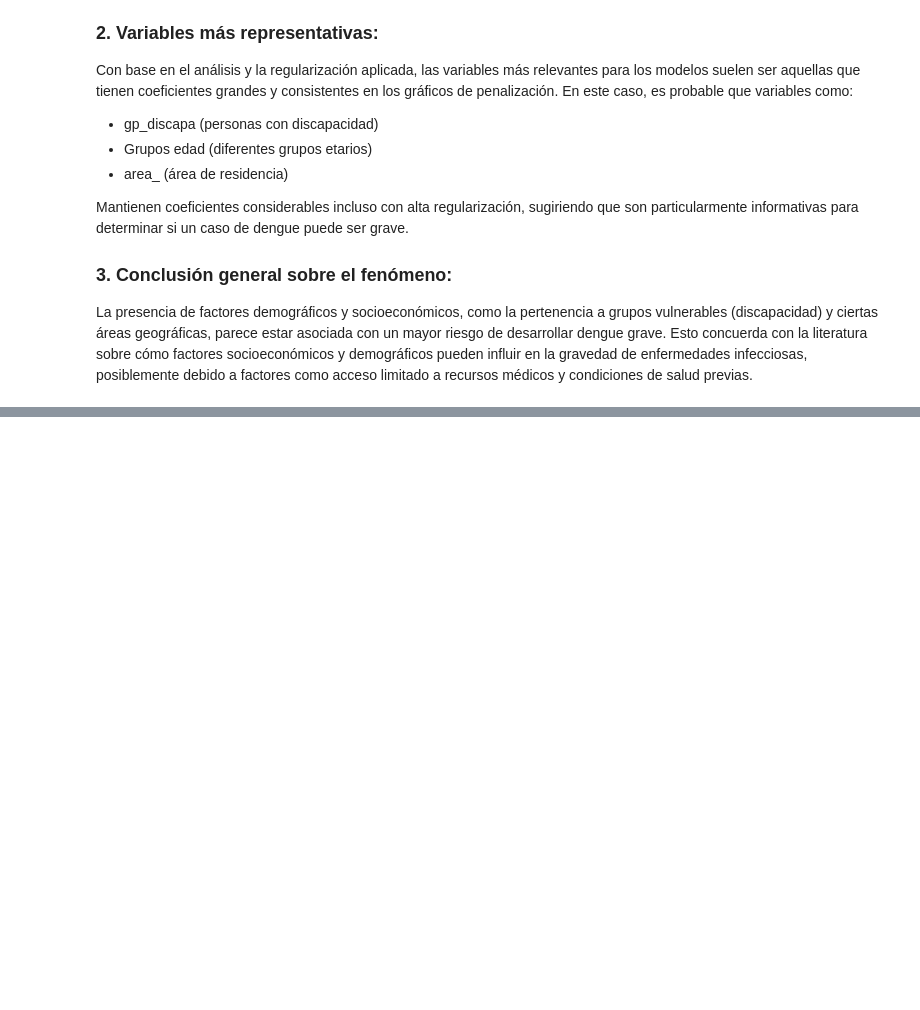
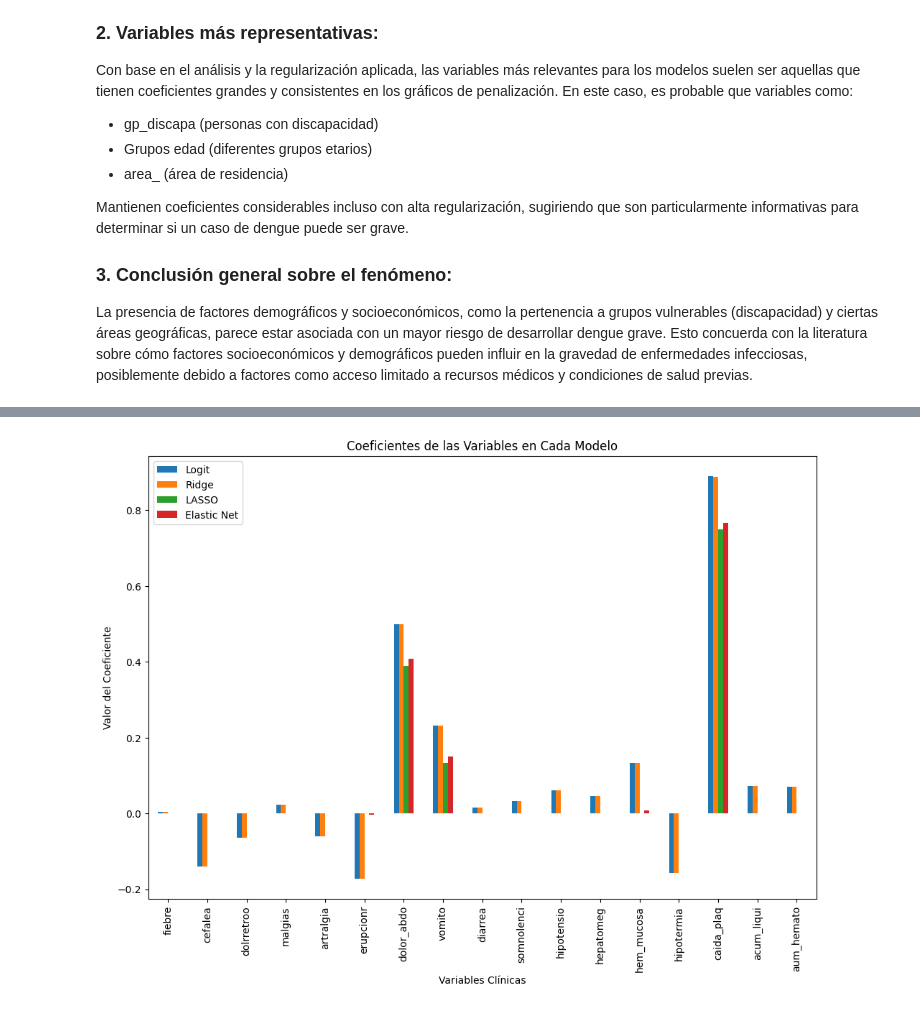
Before and after one commit to MarioSolano98/actividad-evaluativa3-AC, a Jupyter notebook: actividad_evaluativa3.ipynb, the cells around one changed output, grey strips where cells are left out. Cells and saved outputs as stored; diff of their text form; code cells hidden in the pictures; blank space fills up the shorter version.

```diff
--- a/actividad_evaluativa3.ipynb
+++ b/actividad_evaluativa3.ipynb
@@ -160,24 +2,0 @@ plt.show()
-# %%
-# Observar las ubicacoines de las casas por latitud y longitud segun el previo de venta promedio
-# Crear la figura y el mapa base
-fig = plt.figure(figsize=(10, 8))
-m = Basemap(projection='lcc', resolution='h',
-            width=1.1E6, height=1.1E6,
-            lat_0=37.4, lon_0=-119.6,
-            area_thresh=10000.)
-
-m.drawcoastlines()
-m.drawstates()
-m.drawcountries()
-m.fillcontinents(color='lightgray')
-m.drawmapboundary()
-
-# Convertir los datos de latitud y longitud a coordenadas de proyección
-x, y = m(ch_data['Longitude'], ch_data['Latitude'])
-
-# Crear el scatter plot
-m.scatter(x, y, s=20, c=ch_target['MedHouseValue'], cmap='viridis', marker='o', alpha=0.5)
-plt.colorbar(label='MedHouseValue-(hundreds of thousands of dollars)')
-
-plt.title('MedHouseValue in California')
-plt.show()
@@ -908,0 +757,10 @@ La presencia de factores demográficos y socioeconómicos, como la pertenencia a
+# %%
+# Convertir coeficientes a DataFrame para visualizar
+coef_df = pd.DataFrame(coefs, index=variables_clinicas)
+coef_df.plot(kind='bar', figsize=(12, 8))
+plt.title("Coeficientes de las Variables en Cada Modelo")
+plt.ylabel("Valor del Coeficiente")
+plt.xlabel("Variables Clínicas")
+plt.show()
+# %% [output]
+[figure, added]
```
Also changed, not shown: parts of 44 cells of this notebook.
